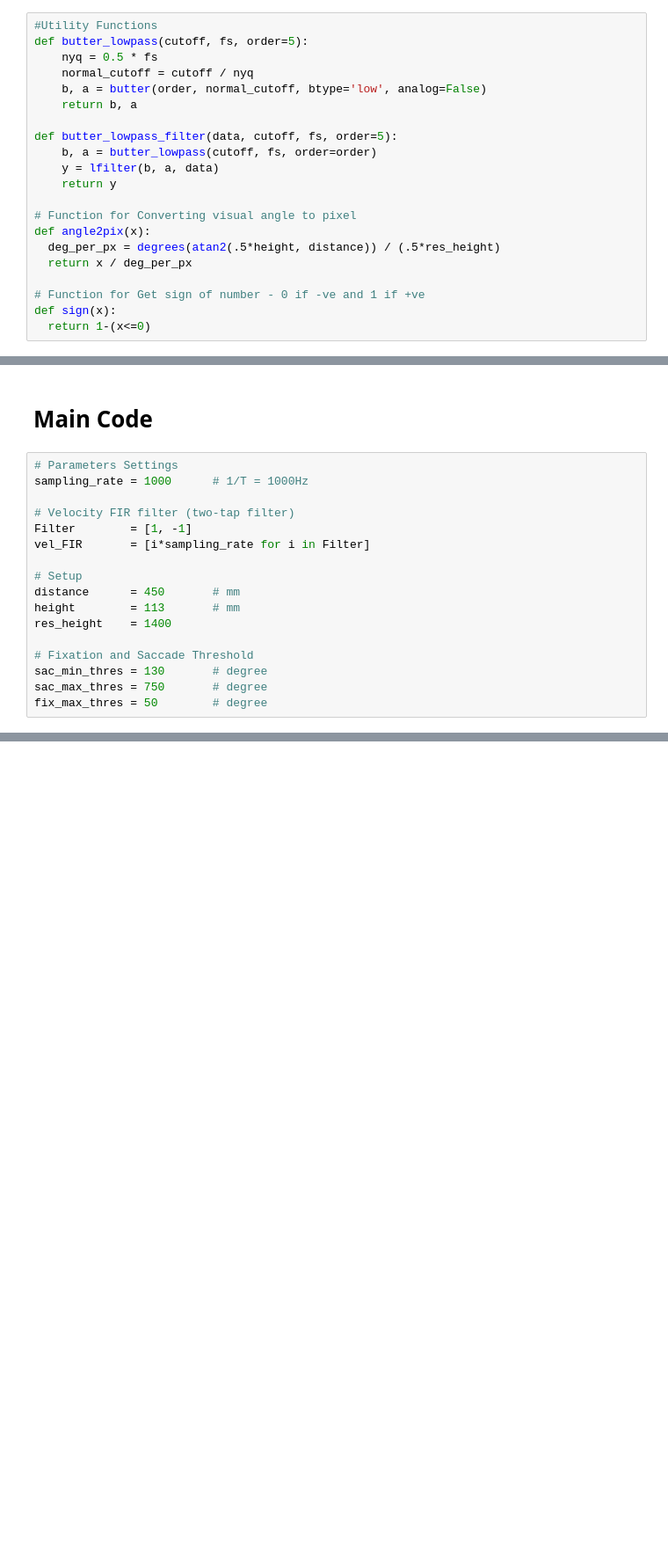
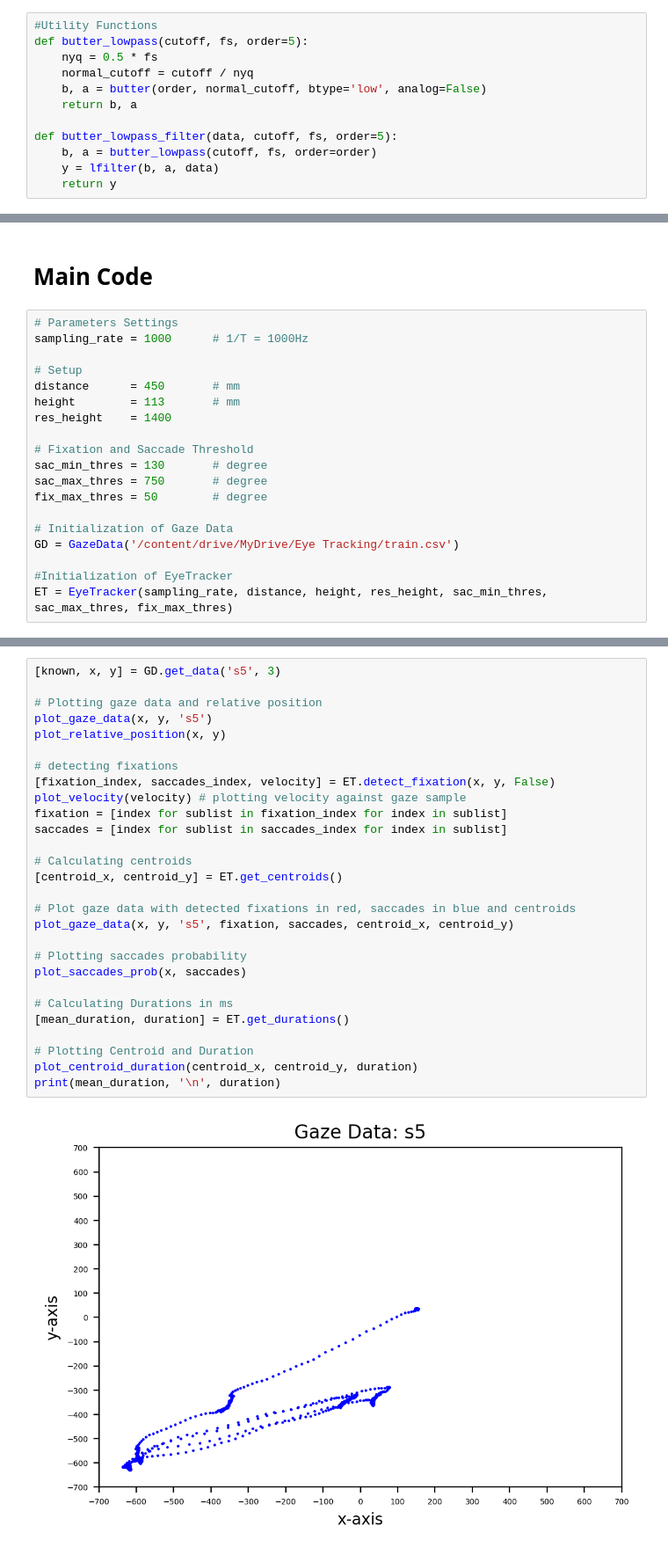
Before and after one commit to OluwaseunOjeleye/Eye-Tracking, a Jupyter notebook: Eyetracking.ipynb, the cells around one changed output, grey strips where cells are left out. Shown at 88% size. Saved outputs shown, nothing was run; the diff lists cells and outputs as text; blank space fills up the shorter version.

```diff
--- a/Eyetracking.ipynb
+++ b/Eyetracking.ipynb
@@ -69,12 +23,3 @@ def butter_lowpass_filter(data, cutoff, fs, order=5):
     b, a = butter_lowpass(cutoff, fs, order=order)
     y = lfilter(b, a, data)
     return y
-
-# Function for Converting visual angle to pixel
-def angle2pix(x):
-  deg_per_px = degrees(atan2(.5*height, distance)) / (.5*res_height)
-  return x / deg_per_px
-
-# Function for Get sign of number - 0 if -ve and 1 if +ve
-def sign(x):
-  return 1-(x<=0)
@@ -148,10 +205,6 @@ def get_centroid(x, y, fixations_index):
 # %%
 # Parameters Settings
 sampling_rate = 1000      # 1/T = 1000Hz
-
-# Velocity FIR filter (two-tap filter)
-Filter        = [1, -1]
-vel_FIR       = [i*sampling_rate for i in Filter]
 
 # Setup
 distance      = 450       # mm
@@ -162,3 +215,9 @@ res_height    = 1400
 sac_min_thres = 130       # degree
 sac_max_thres = 750       # degree
 fix_max_thres = 50        # degree
+
+# Initialization of Gaze Data
+GD = GazeData('/content/drive/MyDrive/Eye Tracking/train.csv')
+
+#Initialization of EyeTracker
+ET = EyeTracker(sampling_rate, distance, height, res_height, sac_min_thres, sac_max_thres, fix_max_thres)
@@ -269,0 +240,30 @@ Average fixation duration is:  246.28571428571428
+# %%
+[known, x, y] = GD.get_data('s5', 3)
+
+# Plotting gaze data and relative position
+plot_gaze_data(x, y, 's5')
+plot_relative_position(x, y)
+
+# detecting fixations
+[fixation_index, saccades_index, velocity] = ET.detect_fixation(x, y, False)
+plot_velocity(velocity) # plotting velocity against gaze sample
+fixation = [index for sublist in fixation_index for index in sublist]
+saccades = [index for sublist in saccades_index for index in sublist]
+
+# Calculating centroids
+[centroid_x, centroid_y] = ET.get_centroids()
+
+# Plot gaze data with detected fixations in red, saccades in blue and centroids
+plot_gaze_data(x, y, 's5', fixation, saccades, centroid_x, centroid_y)
+
+# Plotting saccades probability
+plot_saccades_prob(x, saccades)
+
+# Calculating Durations in ms
+[mean_duration, duration] = ET.get_durations()
+
+# Plotting Centroid and Duration
+plot_centroid_duration(centroid_x, centroid_y, duration)
+print(mean_duration, '\n', duration)
+# %% [output]
+[figure, added]
```
Also changed, not shown: parts of 16 cells of this notebook.
